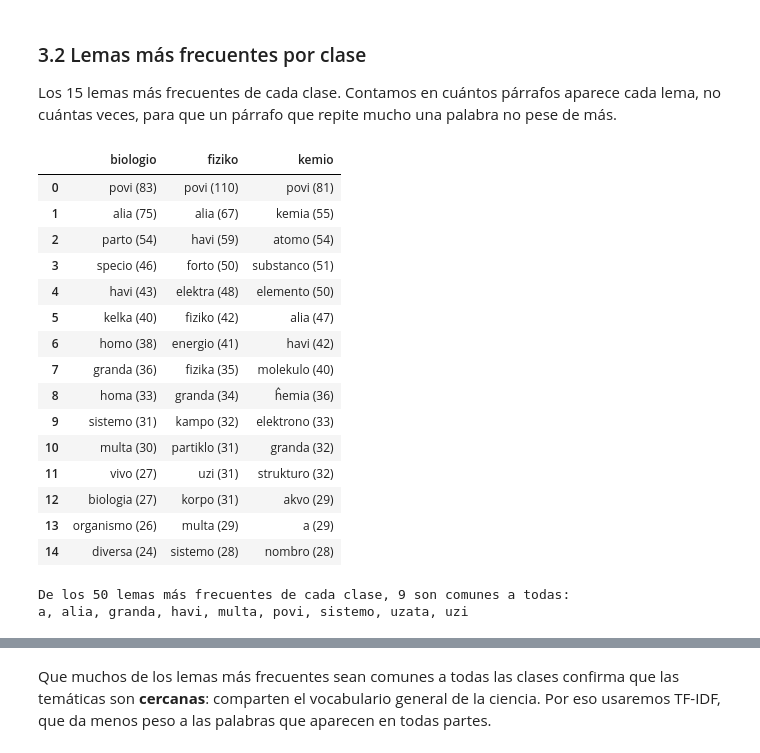
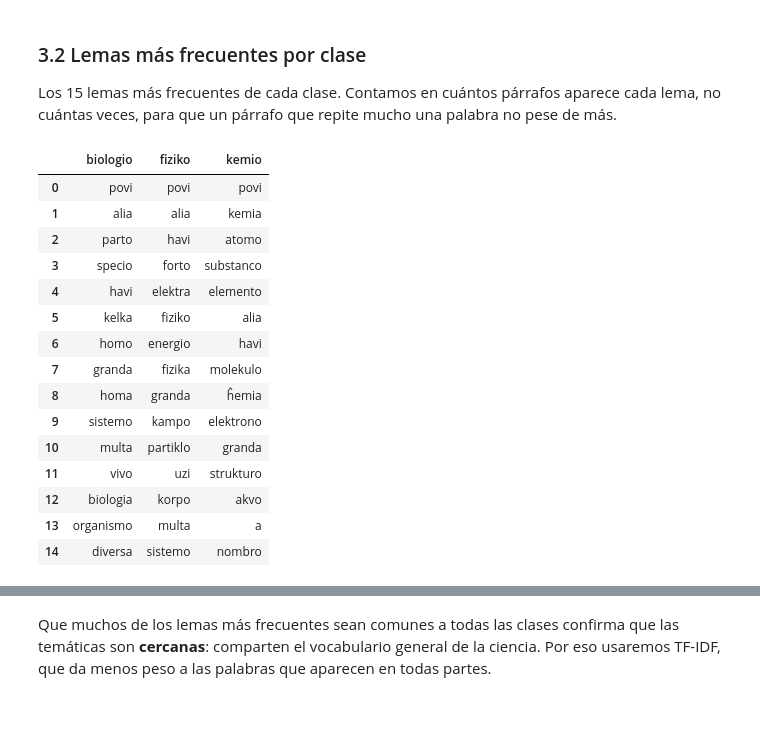
Before and after one commit to danielaagonzalezz/cienciaNLP, a Jupyter notebook: notebooks/clasificacion_esperanto.ipynb, the cells around one changed output, grey strips where cells are left out. Saved outputs shown, nothing was run; the diff lists cells and outputs as text; code cells hidden in the pictures; blank space fills up the shorter version.

```diff
--- a/notebooks/clasificacion_esperanto.ipynb
+++ b/notebooks/clasificacion_esperanto.ipynb
@@ -99,21 +99,12 @@ requests     2.34.2
 El dataset se descarga automáticamente del repositorio de GitHub. Para que el cuaderno no falle si GitHub no responde,
 si la primera URL falla se prueba la copia del CDN jsDelivr, que sirve el mismo fichero del mismo repositorio.
 # %%
-def descargar_dataset(*urls):
-    """Lee el CSV de la primera URL que responda. Si ninguna responde, lanza un error claro."""
-    for url in urls:
-        if url is None:
-            continue
-        try:
-            datos = pd.read_csv(url, sep=";", encoding="utf-8")
-            print("Dataset leído de", url)
-            return datos
-        except Exception as error:  # sin red, 404, fichero corrupto...
-            print("No se pudo leer", url, "->", error)
-    raise RuntimeError("No se pudo descargar el dataset de ninguna fuente")
+try:
+    df = pd.read_csv(URL_DATASET, sep=";")
+except Exception:  # sin red, 404...
+    print("No se pudo leer el dataset de GitHub, se usa la copia de jsDelivr")
+    df = pd.read_csv(URL_DATASET_RESPALDO, sep=";")
 
-
-df = descargar_dataset(URL_DATASET, URL_DATASET_RESPALDO)
 CLASES = sorted(df["class"].unique())  # las clases salen del dataset, no se escriben a mano
 print("Clases:", CLASES)
 df.head()
@@ -260,15 +255,12 @@ cómo de largos son los párrafos.
 # %%
 df["n_palabras"] = df["text"].str.split().str.len()
 
-fig, (ax1, ax2) = plt.subplots(1, 2, figsize=(12, 4))
-df["class"].value_counts().reindex(CLASES).plot.bar(ax=ax1, color="steelblue", rot=0)
-ax1.set(title="Párrafos por clase", xlabel="", ylabel="párrafos")
 for clase in CLASES:
-    ax2.hist(df.loc[df["class"] == clase, "n_palabras"], bins=30, range=(0, 200), alpha=0.5, label=clase)
-ax2.set(title="Longitud de los párrafos", xlabel="palabras", ylabel="párrafos")
-ax2.legend()
-plt.tight_layout()
+    plt.hist(df[df["class"] == clase]["n_palabras"], bins=30, range=(0, 200), alpha=0.5, label=clase)
+plt.title("Longitud de los párrafos")
+plt.xlabel("palabras")
+plt.legend()
 plt.show()
 
-df.groupby("class")["n_palabras"].describe()[["mean", "50%", "min", "max"]].round(0)
+df.groupby("class")["n_palabras"].mean().round(0)
 # %% [output]
@@ -286,34 +278,29 @@ un párrafo que repite mucho una palabra no pese de más.
 # %%
 frecuentes = {}
 for clase in CLASES:
     contador = Counter()
-    for lemas_parrafo in df.loc[df["class"] == clase, "lemas"]:
-        contador.update(set(lemas_parrafo))
+    for lemas_parrafo in df[df["class"] == clase]["lemas"]:
+        contador.update(set(lemas_parrafo))  # set: cada lema cuenta una vez por párrafo
     frecuentes[clase] = contador
 
-pd.DataFrame({clase: [f"{lema} ({n})" for lema, n in frecuentes[clase].most_common(15)] for clase in CLASES})
+tabla = {}
+for clase in CLASES:
+    tabla[clase] = [lema for lema, n in frecuentes[clase].most_common(15)]
+pd.DataFrame(tabla)
 # %% [output]
 |  | biologio | fiziko | kemio |
-| 0 | povi (83) | povi (110) | povi (81) |
-| 1 | alia (75) | alia (67) | kemia (55) |
-| 2 | parto (54) | havi (59) | atomo (54) |
-| 3 | specio (46) | forto (50) | substanco (51) |
-| 4 | havi (43) | elektra (48) | elemento (50) |
-| 5 | kelka (40) | fiziko (42) | alia (47) |
-| 6 | homo (38) | energio (41) | havi (42) |
-| 7 | granda (36) | fizika (35) | molekulo (40) |
-| 8 | homa (33) | granda (34) | ĥemia (36) |
-| 9 | sistemo (31) | kampo (32) | elektrono (33) |
-| 10 | multa (30) | partiklo (31) | granda (32) |
-| 11 | vivo (27) | uzi (31) | strukturo (32) |
-| 12 | biologia (27) | korpo (31) | akvo (29) |
-| 13 | organismo (26) | multa (29) | a (29) |
-| 14 | diversa (24) | sistemo (28) | nombro (28) |
+| 0 | povi | povi | povi |
+| 1 | alia | alia | kemia |
+| 2 | parto | havi | atomo |
+| 3 | specio | forto | substanco |
+| 4 | havi | elektra | elemento |
+| 5 | kelka | fiziko | alia |
+| 6 | homo | energio | havi |
+| 7 | granda | fizika | molekulo |
+| 8 | homa | granda | ĥemia |
+| 9 | sistemo | kampo | elektrono |
+| 10 | multa | partiklo | granda |
+| 11 | vivo | uzi | strukturo |
+| 12 | biologia | korpo | akvo |
+| 13 | organismo | multa | a |
+| 14 | diversa | sistemo | nombro |
-# %%
-top = [{lema for lema, _ in frecuentes[clase].most_common(50)} for clase in CLASES]
-comunes = set.intersection(*top)
-print(f"De los 50 lemas más frecuentes de cada clase, {len(comunes)} son comunes a todas:")
-print(", ".join(sorted(comunes)))
-# %% [output]
-De los 50 lemas más frecuentes de cada clase, 9 son comunes a todas:
-a, alia, granda, havi, multa, povi, sistemo, uzata, uzi
```
Also changed, not shown: parts of 22 cells of this notebook.
